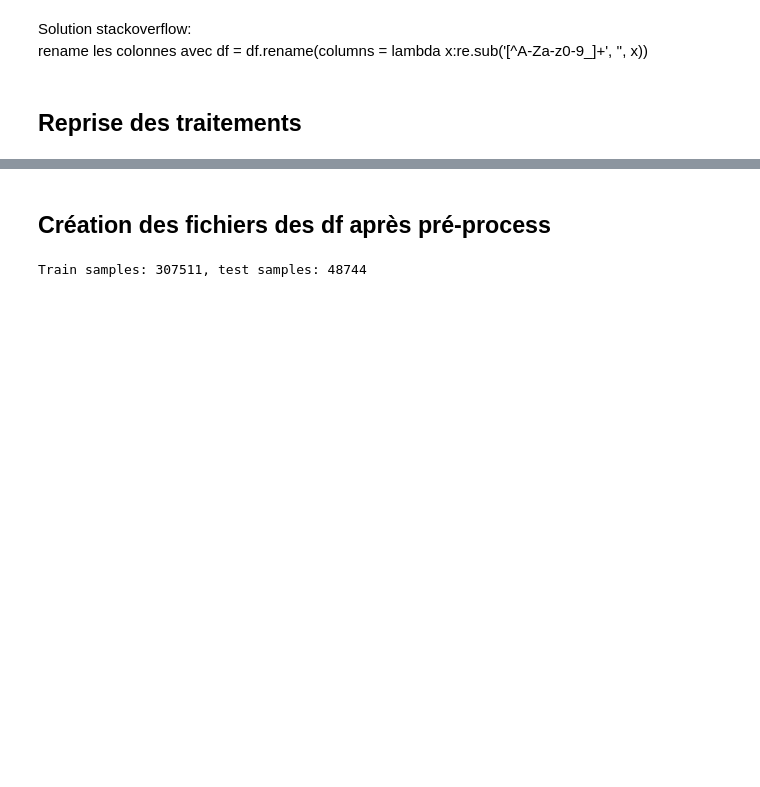
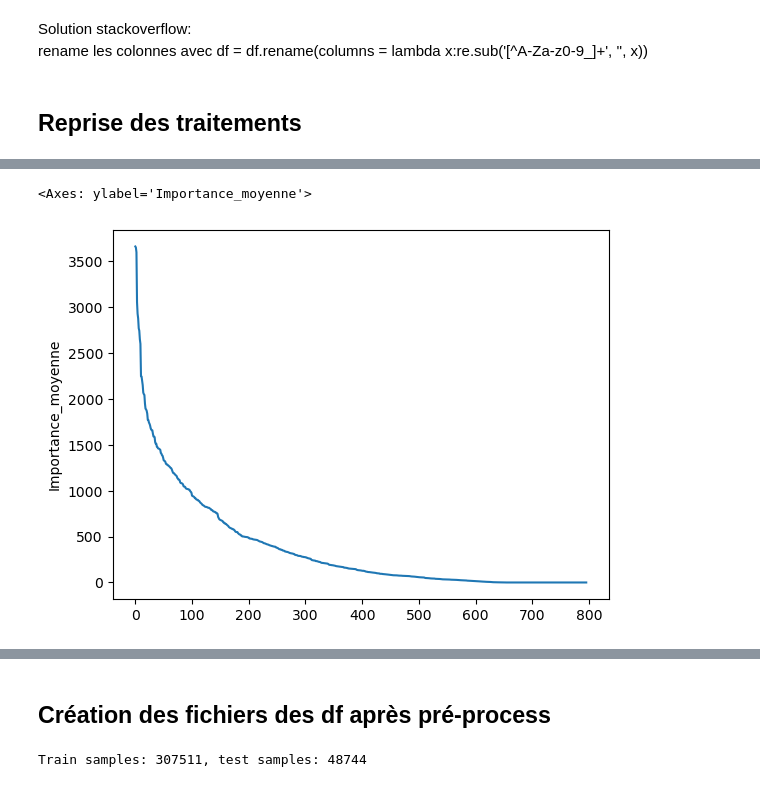
Before and after one commit to David-R-V/OC_modele_scoring, a Jupyter notebook: Projet 7.ipynb, the cells around one changed output, grey strips where cells are left out. Saved outputs shown, nothing was run; the diff lists cells and outputs as text; code cells hidden in the pictures; blank space fills up the shorter version.

Commit message:
Import avec structure pour outputs

```diff
--- a/Projet 7.ipynb
+++ b/Projet 7.ipynb
@@ -558,3 +556,6 @@ Fold  2 AUC : 0.767250 <br>
 Full AUC score 0.766974 <br>
 Run LightGBM with kfold - done in 2798s <br>
 ![image.png](attachment:image.png)
+# %%
+df_imp=pd.read_csv('output_kfolds.csv')
+df_imp_2=pd.read_csv('feature_importance.csv')
@@ -560,0 +578,2 @@ Run LightGBM with kfold - done in 2798s <br>
+# %%
+temp3=pd.crosstab(index=df_imp_2['feature'],columns=['Importance_moyenne'],values=df_imp_2['importance'],aggfunc='mean')
@@ -560,0 +616,5 @@ Run LightGBM with kfold - done in 2798s <br>
+# %%
+sns.lineplot(x=range(temp3.shape[0]),y=temp3.sort_values(by='Importance_moyenne',ascending=False)['Importance_moyenne'])
+# %% [output]
+<Axes: ylabel='Importance_moyenne'>
+[figure, added]
```
Also changed, not shown: parts of 8 cells of this notebook, 4 other files.
